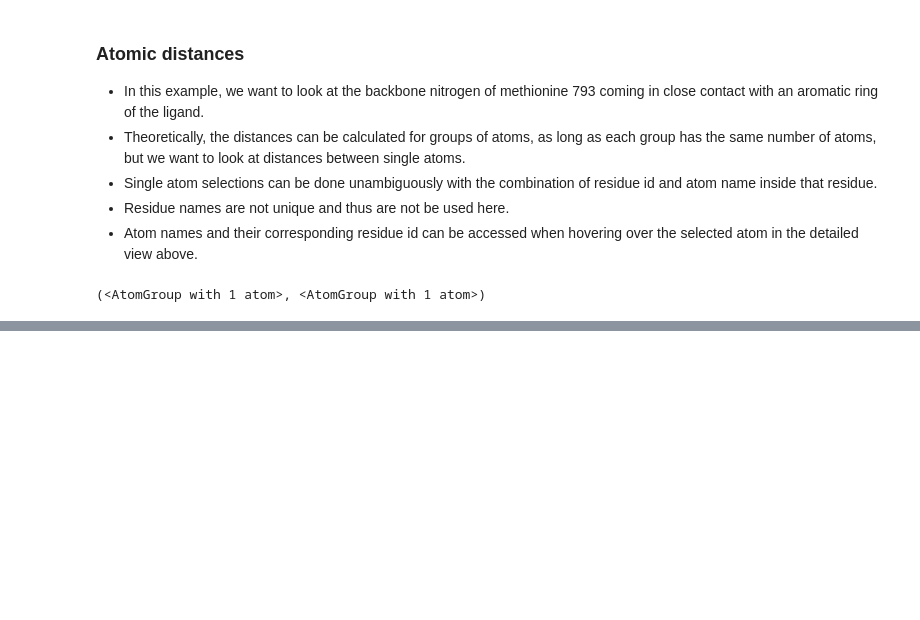
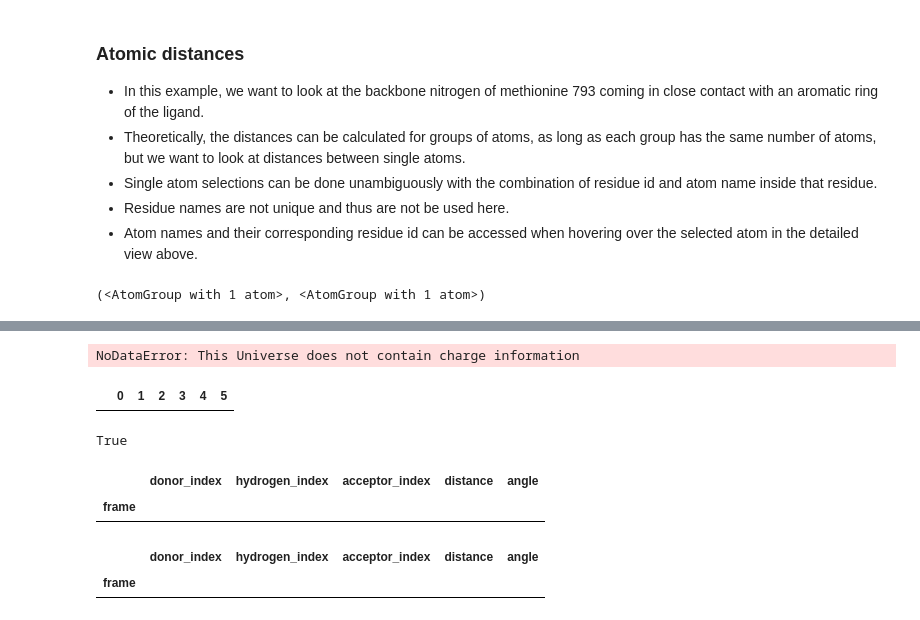
Before and after one commit to NeuroAI-PNU/openmm-tutorial, a Jupyter notebook: User guide cookbook/20_4 OpencaddT20 MD.ipynb, the cells around one changed output, grey strips where cells are left out. Saved outputs shown, nothing was run; the diff lists cells and outputs as text; code cells hidden in the pictures; blank space fills up the shorter version.

Commit message:
tutorials done..
TODO H bonds analysis

```diff
--- a/User guide cookbook/20_4 OpencaddT20 MD.ipynb
+++ b/User guide cookbook/20_4 OpencaddT20 MD.ipynb
@@ -263,0 +263,17 @@ plt.show()
+# %%
+h = HBA(universe=md_universe, between=["protein", "resname UNK"])
+h.run(verbose=True)
+# %% [output]
+NoDataError: This Universe does not contain charge information
+# %%
+bond = pd.DataFrame(np.round(h.results.hbonds, 2))
+# %%
+bond.head()
+# %% [output]
+|  | 0 | 1 | 2 | 3 | 4 | 5 |
+# %%
+hasattr(md_universe.atoms, 'charges')
+# %% [output]
+True
+# %%
+hydrogen_name = "H"
@@ -263,0 +349,22 @@ plt.show()
+# %%
+bond = run_hydrogenbond_analysis(
+    md_universe, protein_residue_id, protein_atom_name, hydrogen_name, ligand_id, ligand_atom_name
+)
+bond.head()
+# %% [output]
+|  | donor_index | hydrogen_index | acceptor_index | distance | angle |
+| frame |  |  |  |  |  |
+# %%
+bond = run_hydrogenbond_analysis(
+    md_universe,
+    protein_residue_id,
+    protein_atom_name,
+    hydrogen_name,
+    ligand_id,
+    ligand_atom_name,
+    a_cutoff=10.0,
+)
+bond.head()
+# %% [output]
+|  | donor_index | hydrogen_index | acceptor_index | distance | angle |
+| frame |  |  |  |  |  |
```
Also changed, not shown: parts of 17 cells of this notebook, 1 other file.
